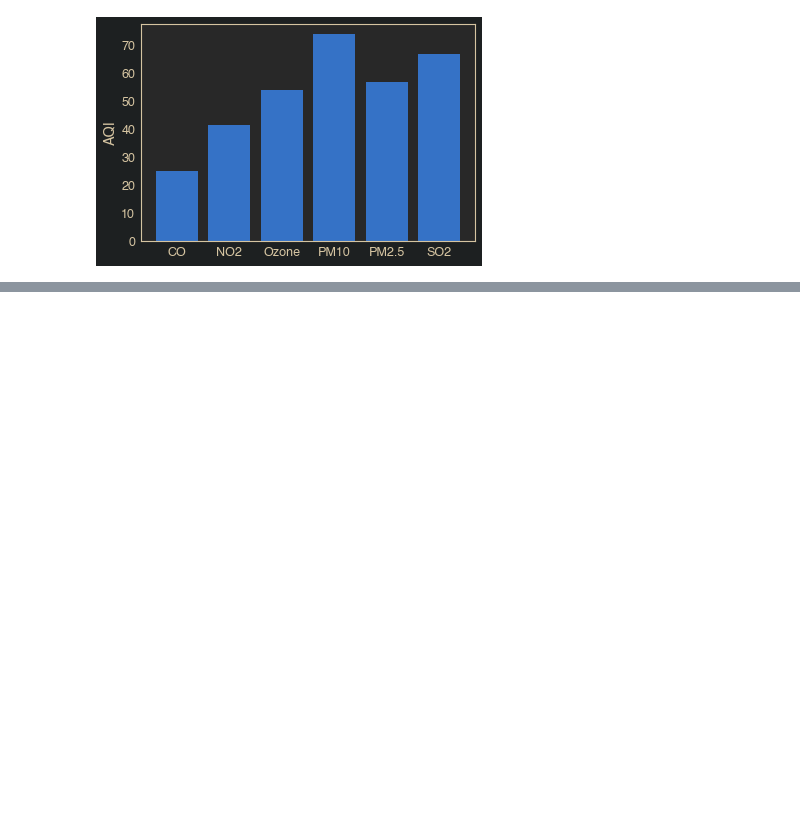
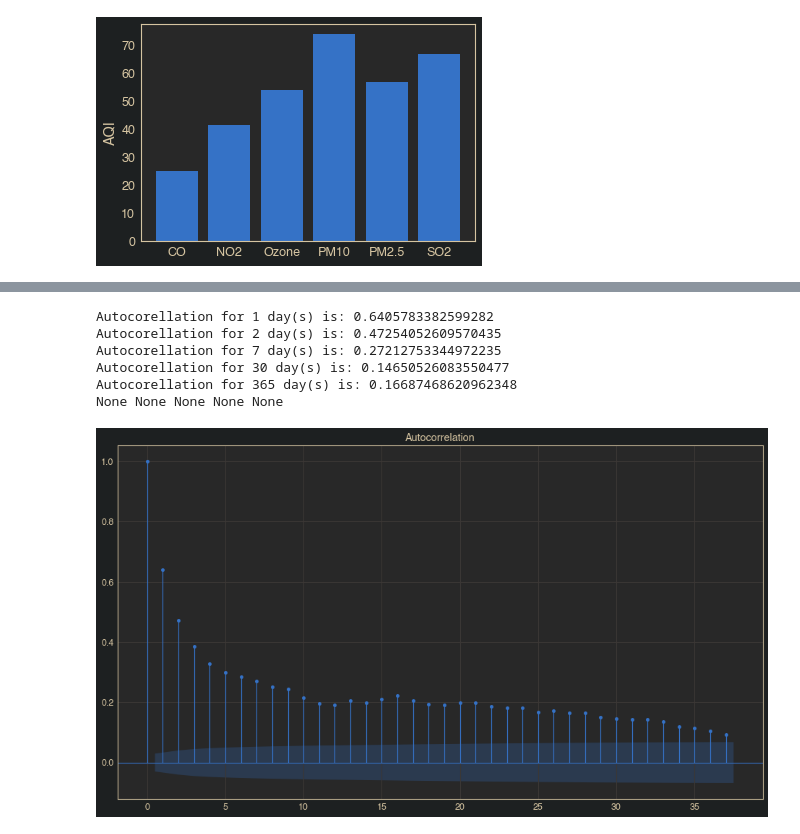
Before and after one commit to qghaemi/ga_project_5, a Jupyter notebook: EDA-AL.ipynb, the cells around one changed output, grey strips where cells are left out. Saved outputs shown, nothing was run; the diff lists cells and outputs as text; code cells hidden in the pictures; blank space fills up the shorter version.

```diff
--- a/EDA-AL.ipynb
+++ b/EDA-AL.ipynb
@@ -75,0 +91,4 @@ corr_matrix =
+# %%
+df.index = pd.to_datetime(df.index)
+# %%
+df_daily = df.resample('D').mean()
@@ -75,0 +99,15 @@ corr_matrix =
+# %%
+print(auto_corr(1), auto_corr(2), auto_corr(7), auto_corr(30), auto_corr(365))
+# %% [output]
+Autocorellation for 1 day(s) is: 0.6405783382599282
+Autocorellation for 2 day(s) is: 0.47254052609570435
+Autocorellation for 7 day(s) is: 0.27212753344972235
+Autocorellation for 30 day(s) is: 0.14650526083550477
+Autocorellation for 365 day(s) is: 0.16687468620962348
+None None None None None
+# %%
+from statsmodels.graphics.tsaplots import plot_acf, plot_pacf
+fig, ax = plt.subplots(figsize=(16,9))
+plot_acf(df_daily['aqi'], ax=ax);
+# %% [output]
+[figure, added]
```
Also changed, not shown: parts of 12 cells of this notebook.
